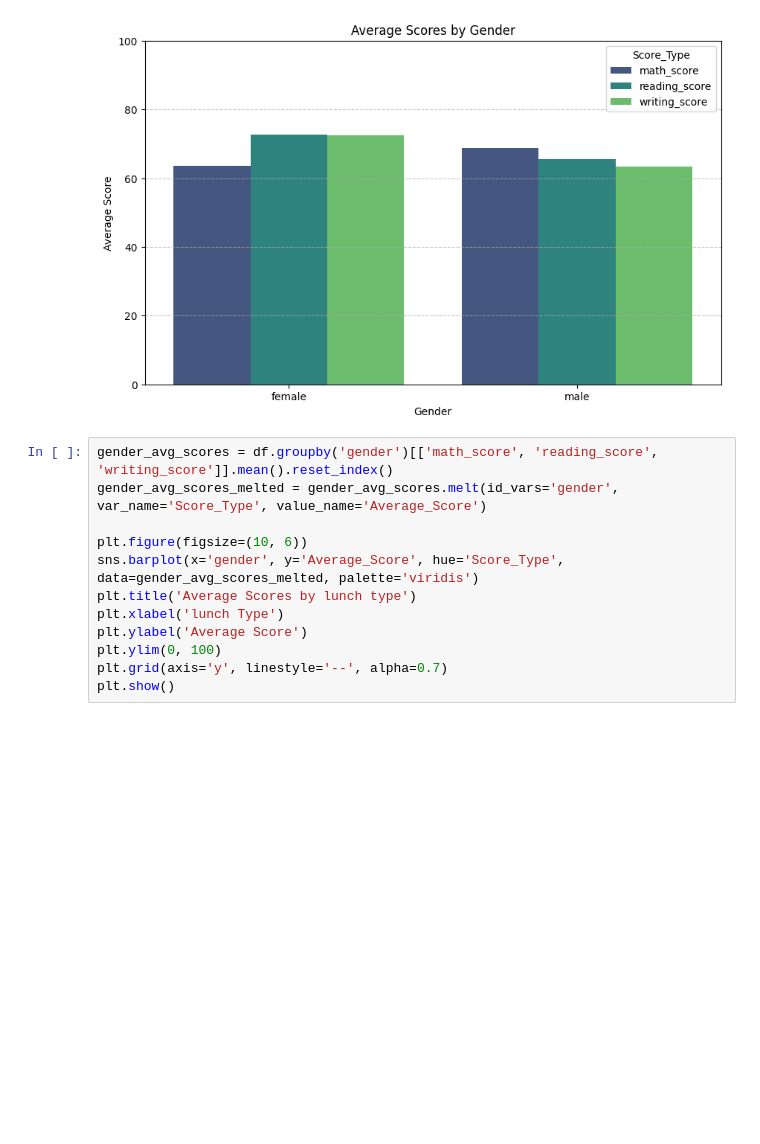
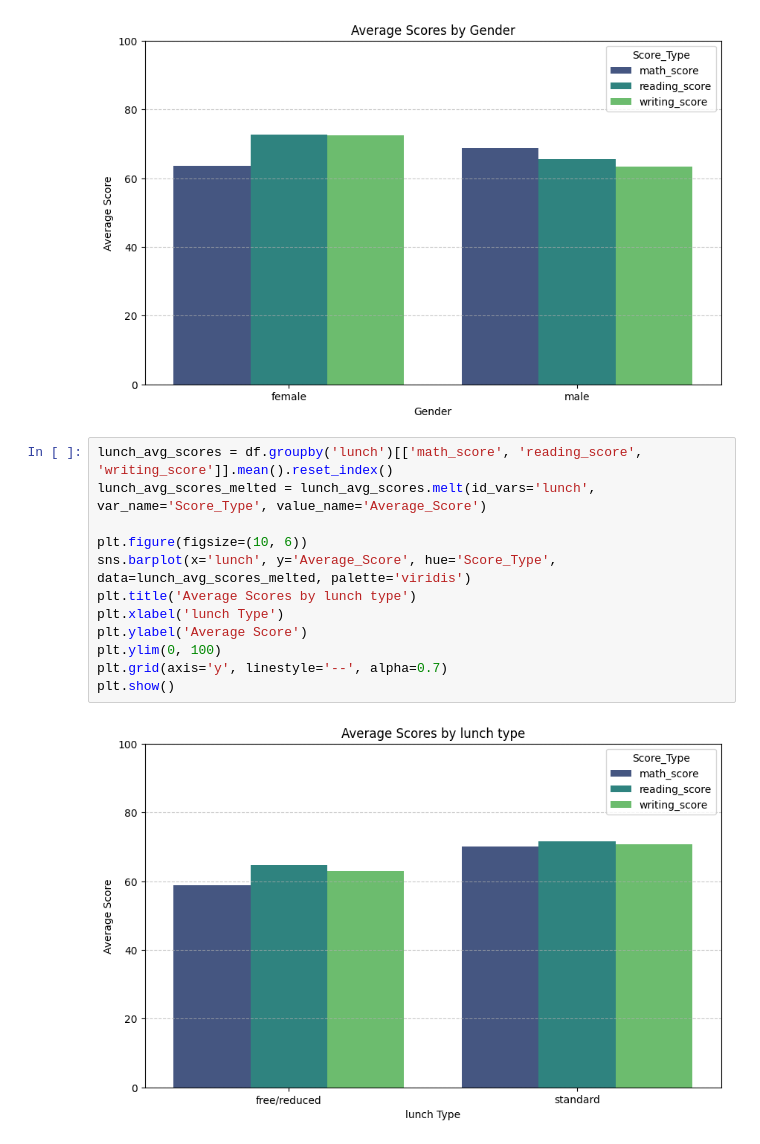
Before and after one commit to sanodyaJinadasa/Data-Visualization, a Jupyter notebook: Untitled7.ipynb, the cells around one changed output. Cells and saved outputs as stored; diff of their text form; blank space fills up the shorter version.

```diff
--- a/Untitled7.ipynb
+++ b/Untitled7.ipynb
@@ -326,14 +338,16 @@ plt.show()
 # %% [output]
 [figure]
 # %%
-gender_avg_scores = df.groupby('gender')[['math_score', 'reading_score', 'writing_score']].mean().reset_index()
-gender_avg_scores_melted = gender_avg_scores.melt(id_vars='gender', var_name='Score_Type', value_name='Average_Score')
+lunch_avg_scores = df.groupby('lunch')[['math_score', 'reading_score', 'writing_score']].mean().reset_index()
+lunch_avg_scores_melted = lunch_avg_scores.melt(id_vars='lunch', var_name='Score_Type', value_name='Average_Score')
 
 plt.figure(figsize=(10, 6))
-sns.barplot(x='gender', y='Average_Score', hue='Score_Type', data=gender_avg_scores_melted, palette='viridis')
+sns.barplot(x='lunch', y='Average_Score', hue='Score_Type', data=lunch_avg_scores_melted, palette='viridis')
 plt.title('Average Scores by lunch type')
 plt.xlabel('lunch Type')
 plt.ylabel('Average Score')
 plt.ylim(0, 100)
 plt.grid(axis='y', linestyle='--', alpha=0.7)
 plt.show()
+# %% [output]
+[figure, added]
```
Also changed, not shown: parts of 12 cells of this notebook.
